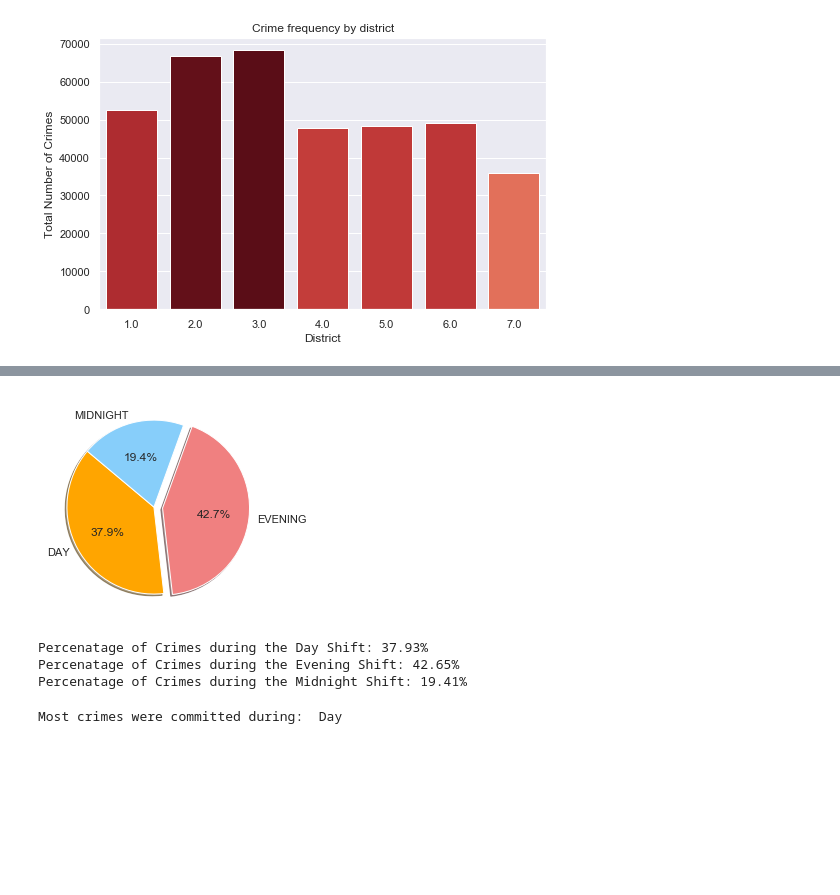
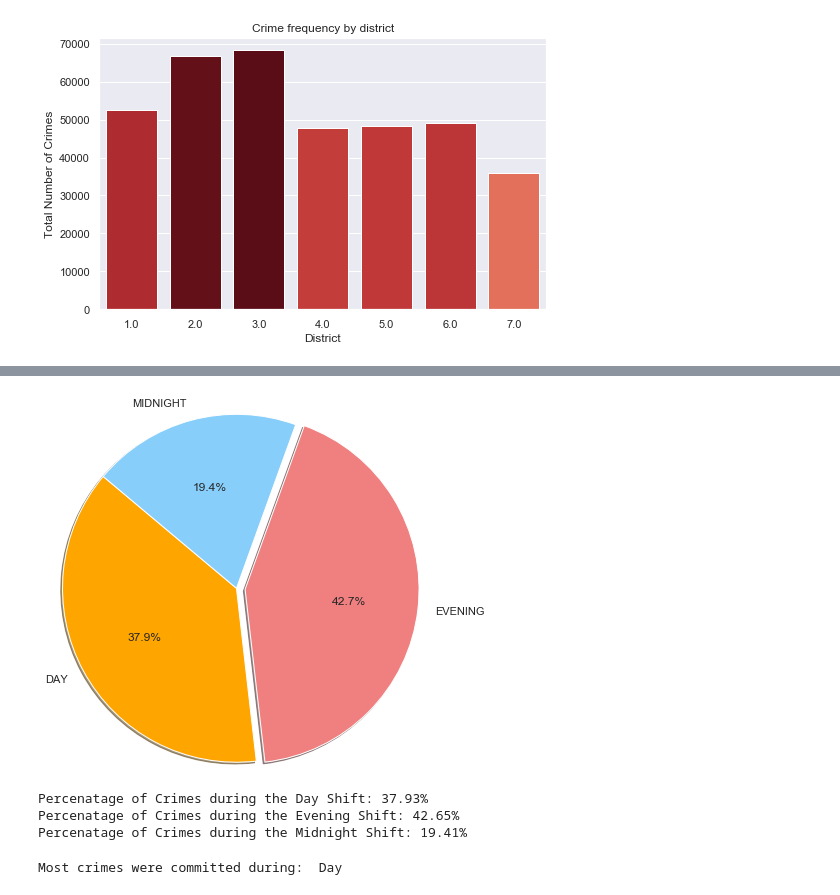
Before and after one commit to iraismgarcia5/Project_DC_Crime_Analysis, a Jupyter notebook: Project1_DC_Crime_Analysis.ipynb, the cells around one changed output, grey strips where cells are left out. Cells and saved outputs as stored; diff of their text form; code cells hidden in the pictures; blank space fills up the shorter version.

```diff
--- a/Project1_DC_Crime_Analysis.ipynb
+++ b/Project1_DC_Crime_Analysis.ipynb
@@ -507,25 +530,26 @@ vis_plot(district_count, 'District', 'Total Number of Crimes','Crime frequency b
 # %%
 #Total Crimes
 t_crimes=len(dc_crimes_df["CCN"].unique())
 t_crimes
 shift_count = dc_crimes_df.groupby(['SHIFT'])['CCN'].count()
 p_shift_count=(shift_count/t_crimes) *100
 shift_df=pd.DataFrame(p_shift_count)
 shift_df["CCN"] = shift_df["CCN"].map("{0:.2f}%".format)
 
 #Plot the pie chart for Number of crimes by SHifts
 labels=["DAY","EVENING","MIDNIGHT"]
 colors=["orange","lightcoral","lightskyblue"]
 explode=(0,0.1,0)
-plt.pie(p_shift_count,explode=explode,labels=labels,colors=colors,autopct='%1.1f%%',shadow=True,startangle=140)
+plt.pie(p_shift_count,explode=explode,labels=labels,colors=colors,
+        autopct='%1.1f%%',shadow=True,startangle=140,radius=2)
 plt.savefig("Images/crimes_shift.png")
 plt.show()
 
 print("Percenatage of Crimes during the Day Shift:",shift_df["CCN"][0])
 print("Percenatage of Crimes during the Evening Shift:",shift_df["CCN"][1])
 print("Percenatage of Crimes during the Midnight Shift:",shift_df["CCN"][2])
 # %% [output]
-[figure, old version]
+[figure, new version]
 Percenatage of Crimes during the Day Shift: 37.93%
 Percenatage of Crimes during the Evening Shift: 42.65%
 Percenatage of Crimes during the Midnight Shift: 19.41%
```
Also changed, not shown: parts of 2 cells of this notebook, 4 other files.
